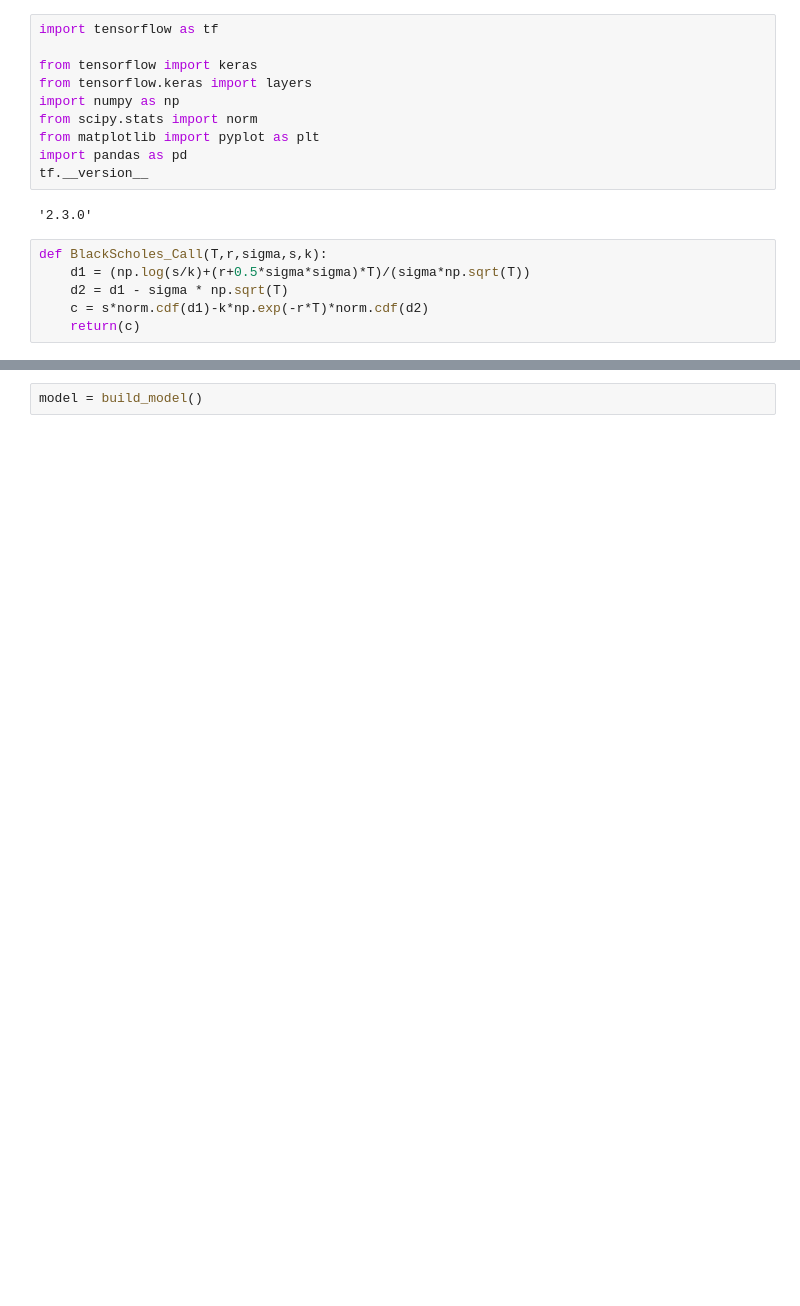
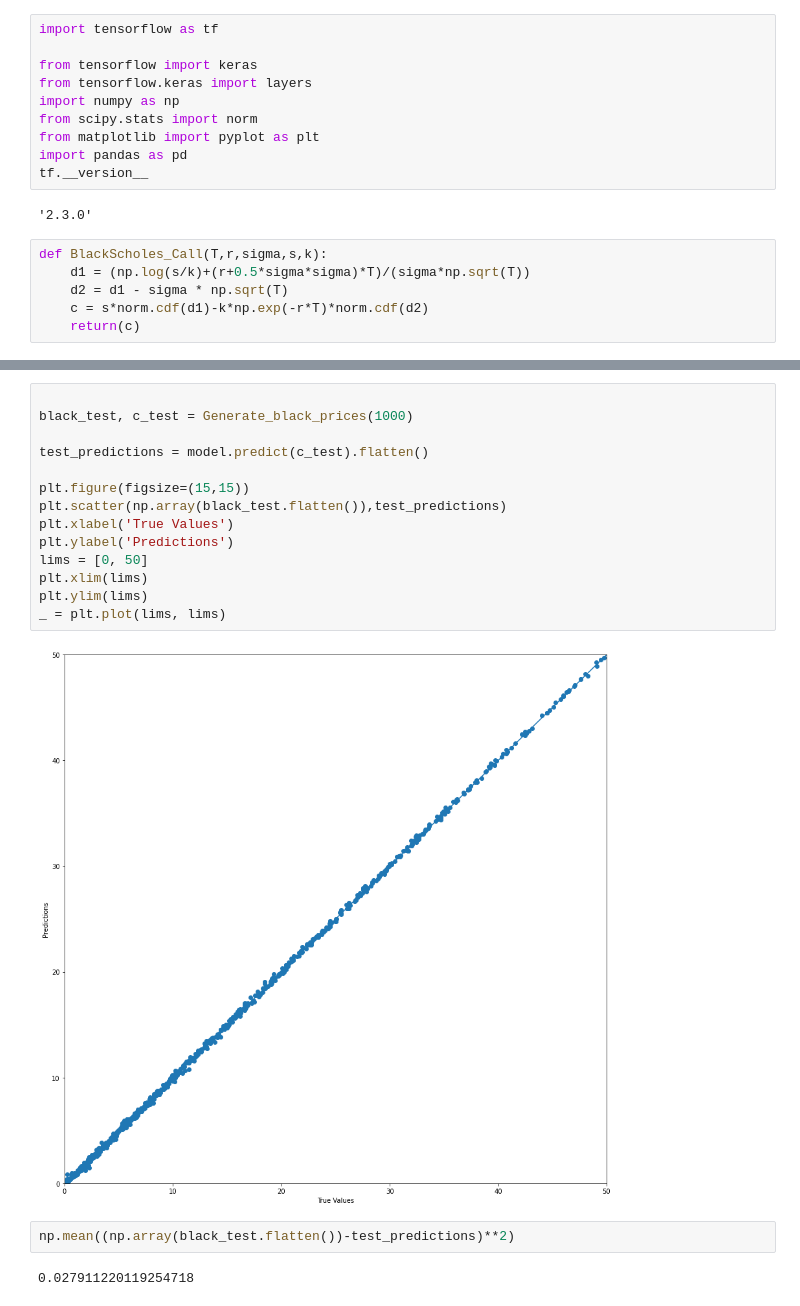
Before and after one commit to Claudio911015/DEEPSDE, a Jupyter notebook: BlackScholes.ipynb, the cells around one changed output, grey strips where cells are left out. Drawn from its saved outputs; the diff is of its cells as text; blank space fills up the shorter version.

```diff
--- a/BlackScholes.ipynb
+++ b/BlackScholes.ipynb
@@ -92,2 +95,20 @@ matrix([[9.87406795e+00, 2.04990782e-05, 4.18836572e-08, ...,
-# %%
-model = build_model()
+# %%
+
+black_test, c_test = Generate_black_prices(1000)
+
+test_predictions = model.predict(c_test).flatten()
+
+plt.figure(figsize=(15,15))
+plt.scatter(np.array(black_test.flatten()),test_predictions)
+plt.xlabel('True Values')
+plt.ylabel('Predictions')
+lims = [0, 50]
+plt.xlim(lims)
+plt.ylim(lims)
+_ = plt.plot(lims, lims)
+# %% [output]
+[figure, added]
+# %%
+np.mean((np.array(black_test.flatten())-test_predictions)**2)
+# %% [output]
+0.027911220119254718
```
Also changed, not shown: parts of 6 cells of this notebook.
